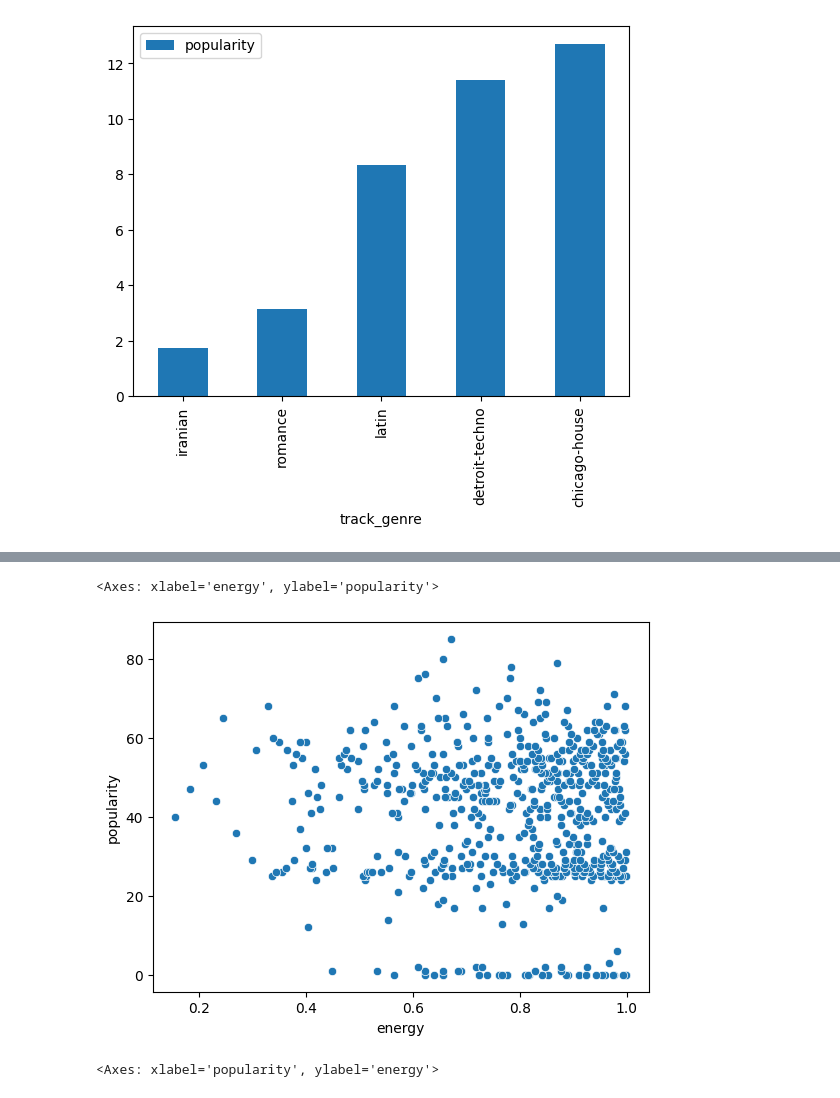
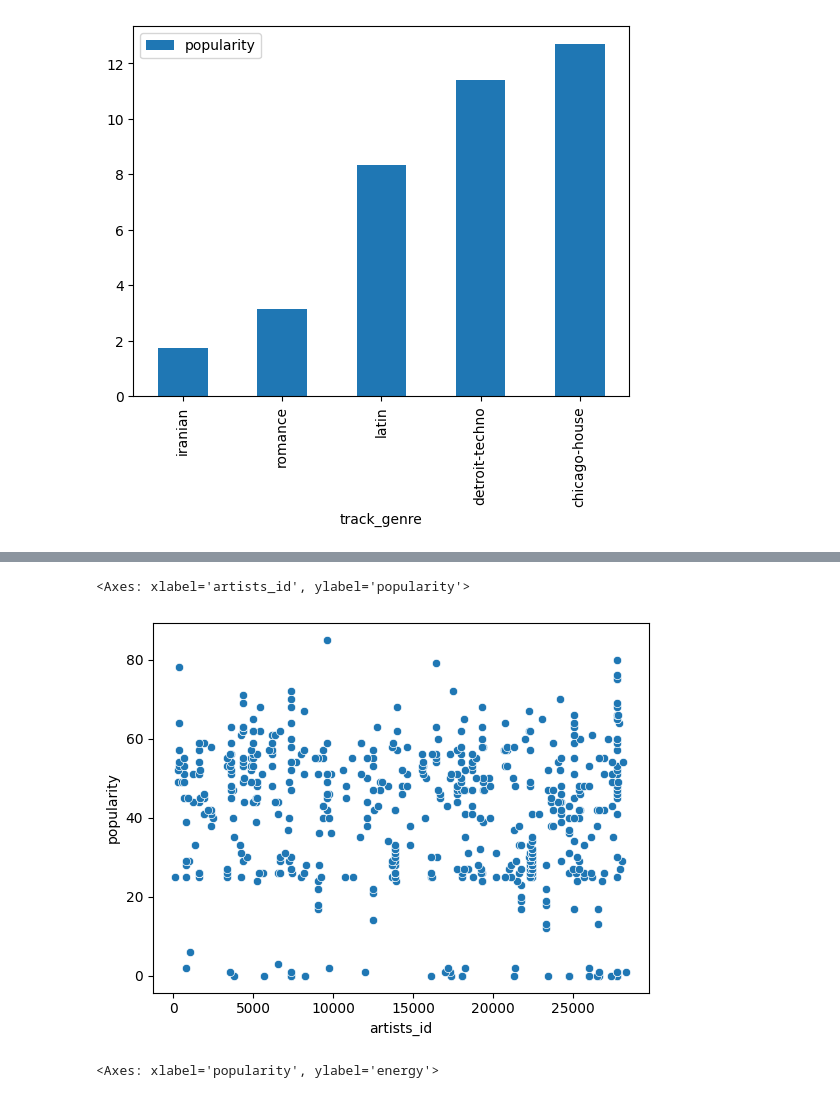
Before and after one commit to VadimSteshkov/spotify-api-data-engineering, a Jupyter notebook: notebooks/track_property_dependencie.ipynb, the cells around one changed output, grey strips where cells are left out. Cells and saved outputs as stored; diff of their text form; code cells hidden in the pictures.

```diff
--- a/notebooks/track_property_dependencie.ipynb
+++ b/notebooks/track_property_dependencie.ipynb
@@ -92,6 +93,6 @@ k-pop             57.531012
 pop-film          59.622685
 Name: popularity, Length: 114, dtype: float64
 # %%
-df_genre_prop = pd.DataFrame(df_new, columns=["track_genre","duration_ms", "popularity","danceability", "energy", "speechiness","acousticness","valence","tempo"]).sort_values(by=["track_genre","popularity"])
-df_genre_prop
+df_sub = pd.DataFrame(df_new, columns=["track_genre", "track_id", "artists","duration_ms", "popularity","danceability", "energy", "speechiness","acousticness","valence","tempo"]).sort_values(by=["track_genre","popularity"])
+df_sub
 # %% [output]
@@ -110,0 +112,4 @@ df_genre_prop
+# %%
+encoder = LabelEncoder()
+df_sub["artists_id"] = encoder.fit_transform(df_sub["artists"])
+df_sub
@@ -194,8 +260,8 @@ df_genre_prop[df_genre_prop["track_genre"] == "techno"]
 # %%
-sns.scatterplot(y='popularity', x='energy', data=df_genre_prop[df_genre_prop["track_genre"] == "techno"])
+sns.scatterplot(y='popularity', x='artists_id', data=df_sub[df_sub["track_genre"] == "techno"])
 # %% [output]
-<Axes: xlabel='energy', ylabel='popularity'>
+<Axes: xlabel='artists_id', ylabel='popularity'>
-[figure, old version]
+[figure, new version]
 # %%
 sns.scatterplot(x='popularity', y='energy', data=df_genre_prop[df_genre_prop["track_genre"] == "classical"])
 # %% [output]
```
Also changed, not shown: parts of 19 cells of this notebook, 5 other files.
